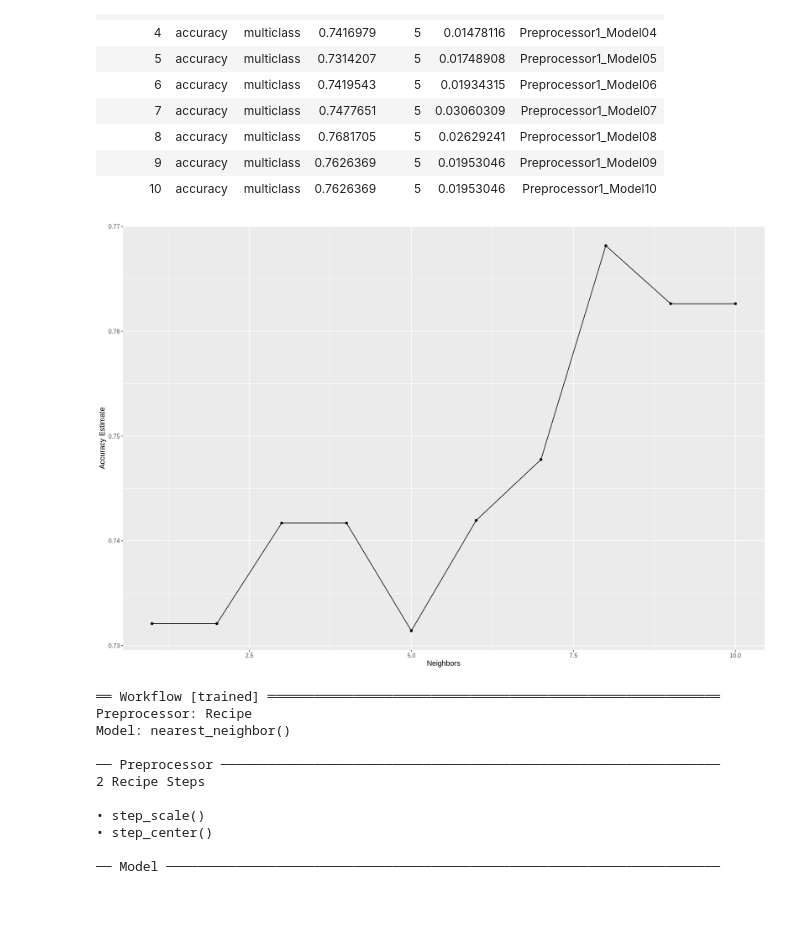
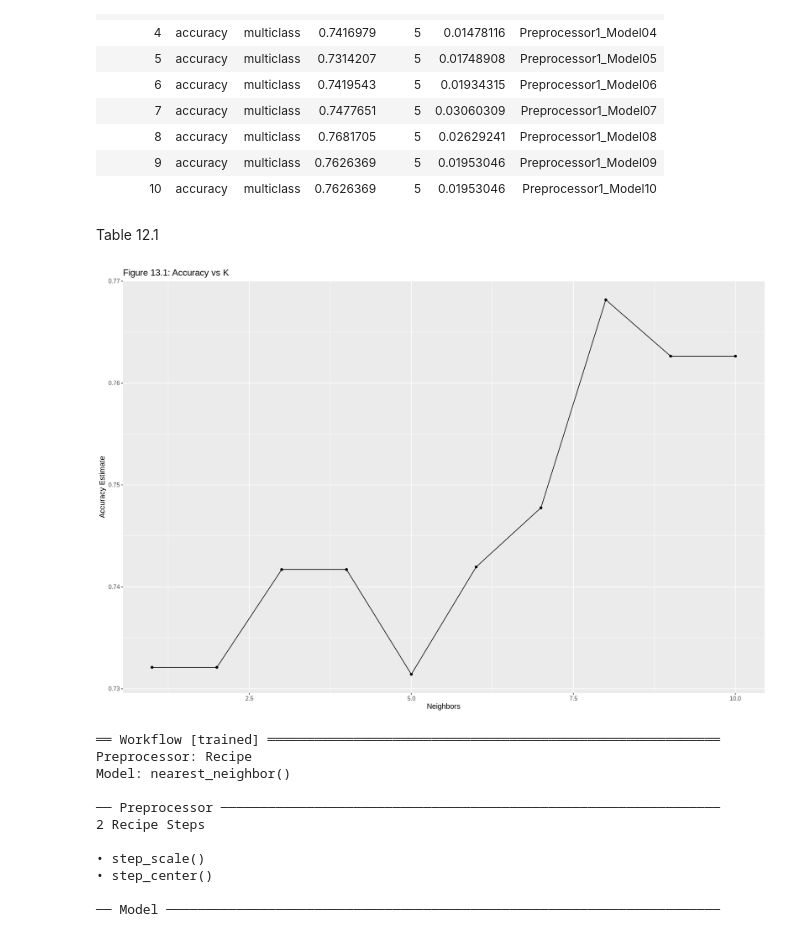
Before and after one commit to GerGerGai/DSCI-100-Group-Project-35, a Jupyter notebook: Group project report.ipynb, the cells around one changed output. Cells and saved outputs as stored; diff of their text form; code cells hidden in the pictures; blank space fills up the shorter version.

```diff
--- a/Group project report.ipynb
+++ b/Group project report.ipynb
@@ -289,18 +303,21 @@ A tibble: 10 × 7
 | 8 | accuracy | multiclass | 0.7681705 | 5 | 0.02629241 | Preprocessor1_Model08 |
 | 9 | accuracy | multiclass | 0.7626369 | 5 | 0.01953046 | Preprocessor1_Model09 |
 | 10 | accuracy | multiclass | 0.7626369 | 5 | 0.01953046 | Preprocessor1_Model10 |
+# %% [markdown]
+Table 12.1
 # %%
 # Draw a plot of accuracy vs K
 
 accuracy_vs_k <- ggplot(accuracies, aes(x = neighbors, y = mean)) +
   geom_point() +
   geom_line() +
   labs(x = "Neighbors", y = "Accuracy Estimate") +
-  theme(text = element_text(size = 12))
+  theme(text = element_text(size = 12))+
+  ggtitle("Figure 13.1: Accuracy vs K")
 
 accuracy_vs_k
 # %% [output]
-[figure, old version]
+[figure, new version]
 # %%
 # Pick the best K. If there are multiple Ks to pick, pick the smallest one to reduce computing power needed
 
```
Also changed, not shown: parts of 18 cells of this notebook.
